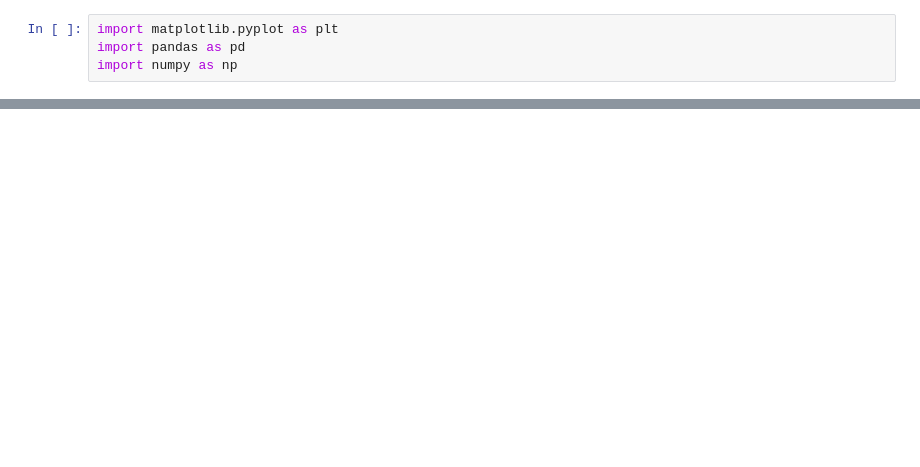
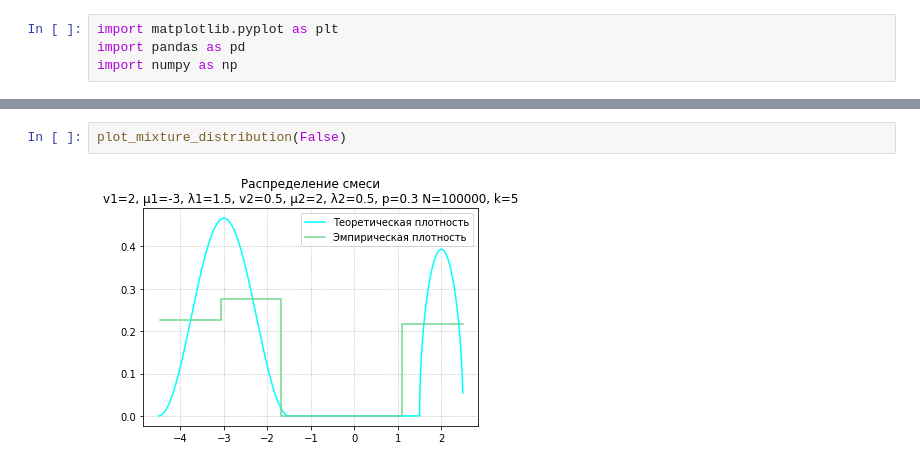
Before and after one commit to drhouma/oop, a Jupyter notebook: plot.ipynb, the cells around one changed output, grey strips where cells are left out. Drawn from its saved outputs; the diff is of its cells as text; blank space fills up the shorter version.

```diff
--- a/plot.ipynb
+++ b/plot.ipynb
@@ -88,0 +128,4 @@ plt.title('Генерация случайных величин на основ
+# %%
+plot_mixture_distribution(False)
+# %% [output]
+[figure, added]
```
Also changed, not shown: parts of 9 cells of this notebook, 6 other files.
